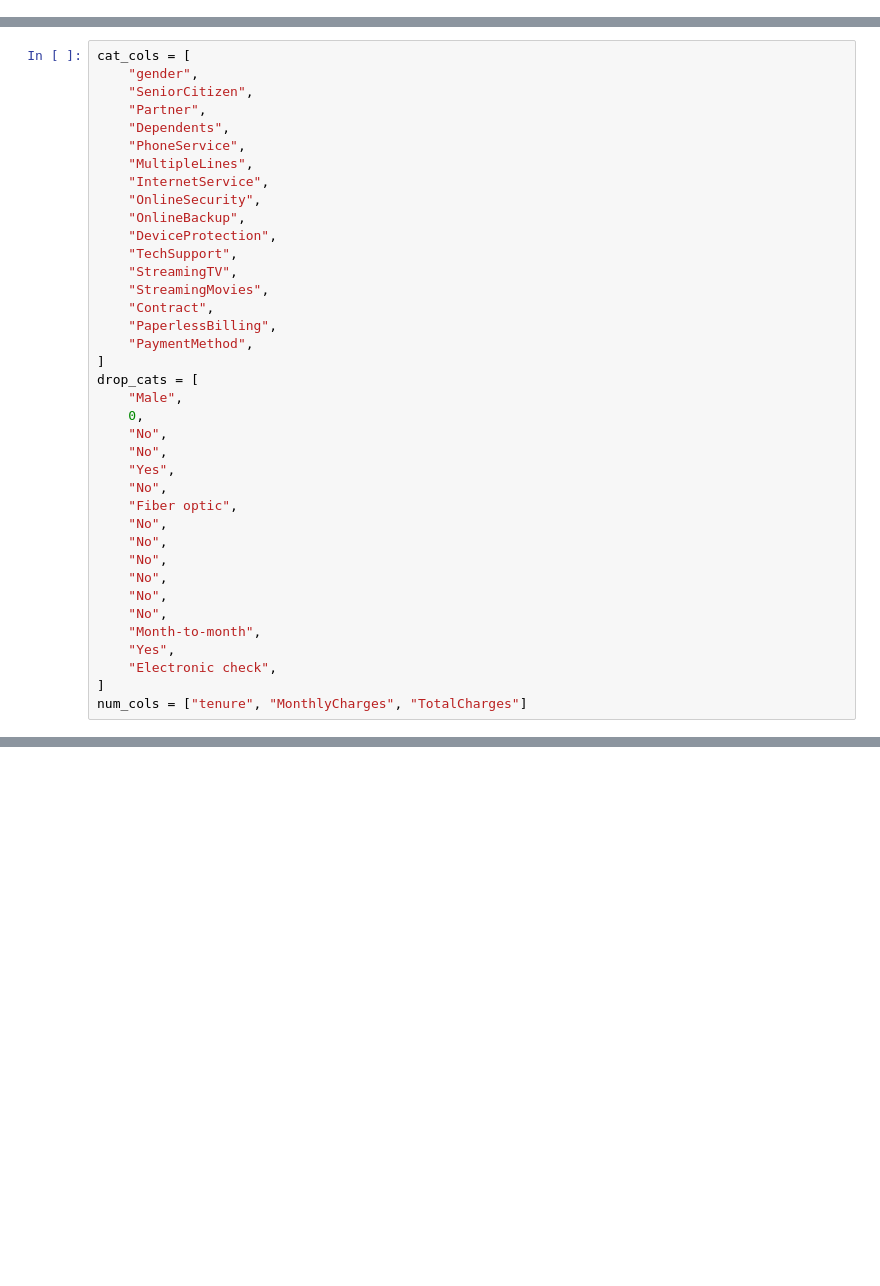
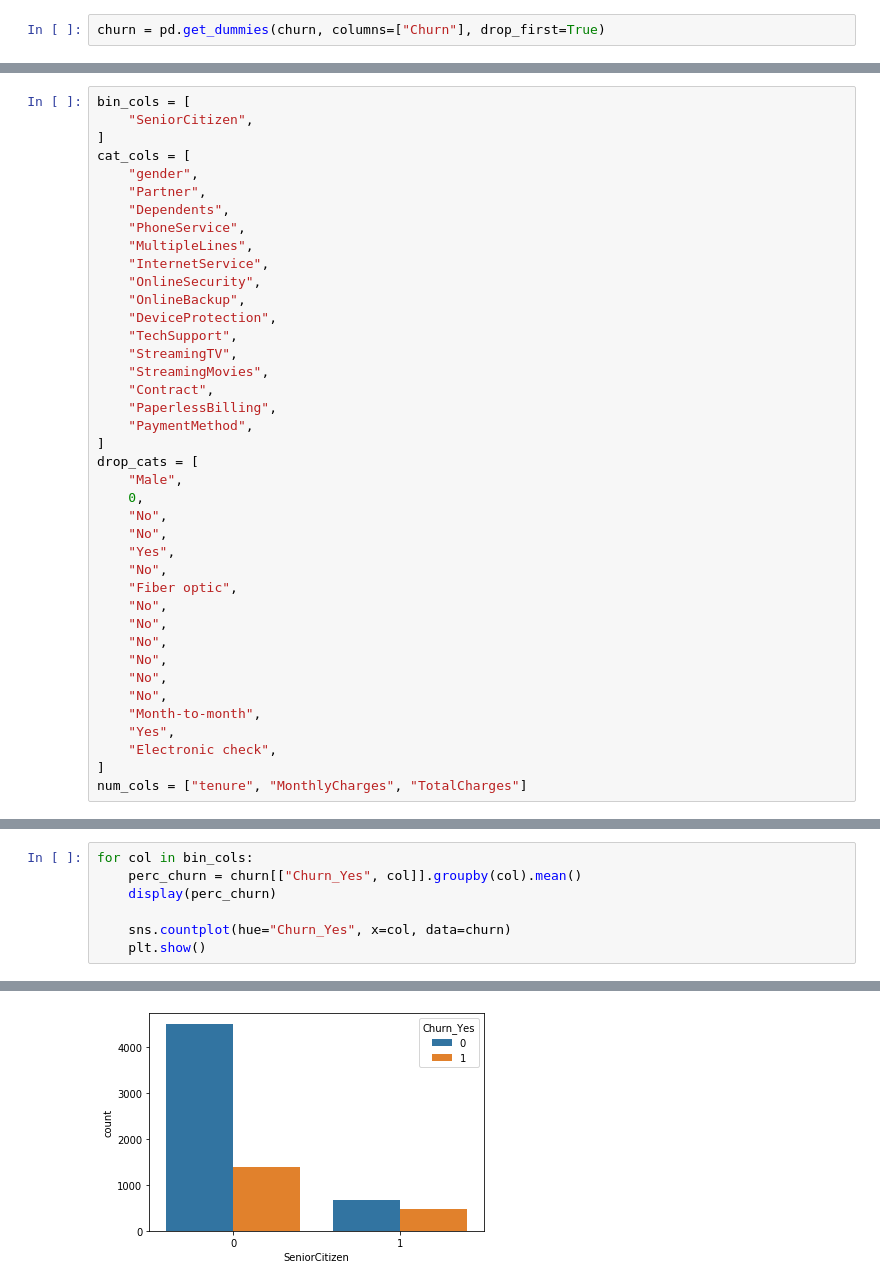
Before and after one commit to jhl126/Capstone2, a Jupyter notebook: Initial EDA.ipynb, the cells around one changed output, grey strips where cells are left out. Saved outputs shown, nothing was run; the diff lists cells and outputs as text; blank space fills up the shorter version.

```diff
--- a/Initial EDA.ipynb
+++ b/Initial EDA.ipynb
@@ -57,3 +60,5 @@ churn.head()
 | 3 | 7795-CFOCW | Male | 0 | No | No | 45 | No | No phone service | ... |
 | 4 | 9237-HQITU | Female | 0 | No | No | 2 | Yes | No | ... |
 [interactive output not drawn]
+# %%
+churn = pd.get_dummies(churn, columns=["Churn"], drop_first=True)
@@ -134,9 +141,11 @@ Churn                object
 dtype: object
 [interactive output not drawn]
 # %%
+bin_cols = [
+    "SeniorCitizen",
+]
 cat_cols = [
     "gender",
-    "SeniorCitizen",
     "Partner",
     "Dependents",
     "PhoneService",
@@ -208,0 +224,8 @@ dtype: object
+# %%
+for col in bin_cols:
+    perc_churn = churn[["Churn_Yes", col]].groupby(col).mean()
+    display(perc_churn)
+
+    sns.countplot(hue="Churn_Yes", x=col, data=churn)
+    plt.show()
+# %% [output]
@@ -208,0 +236 @@ dtype: object
+[figure, added]
```
Also changed, not shown: parts of 17 cells of this notebook.
